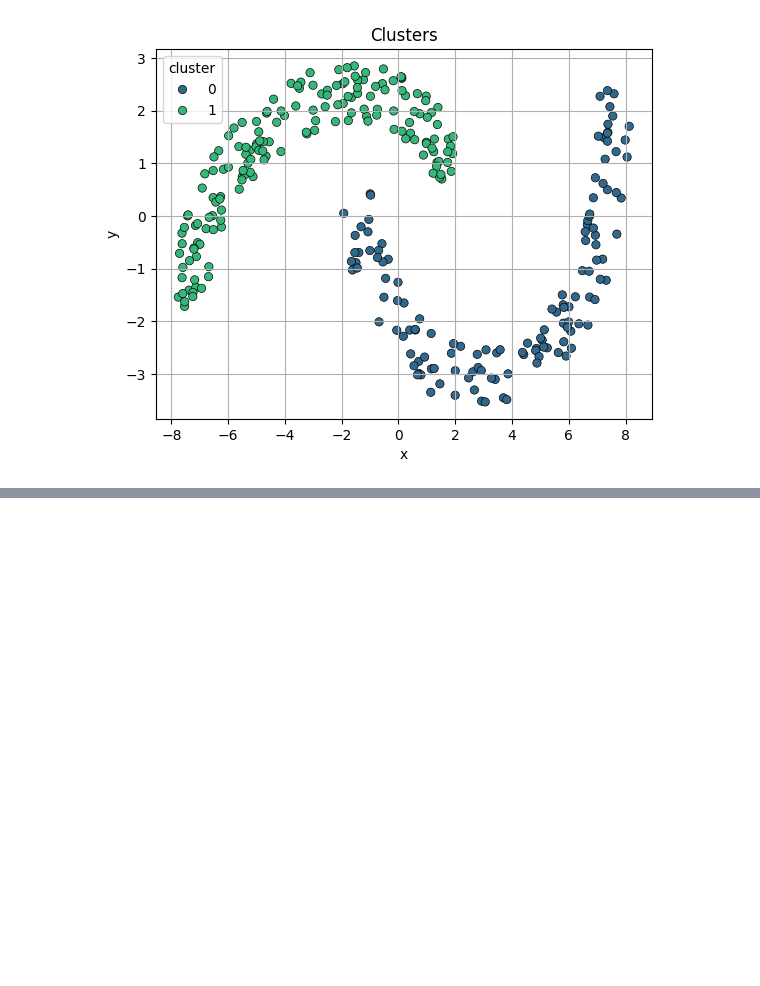
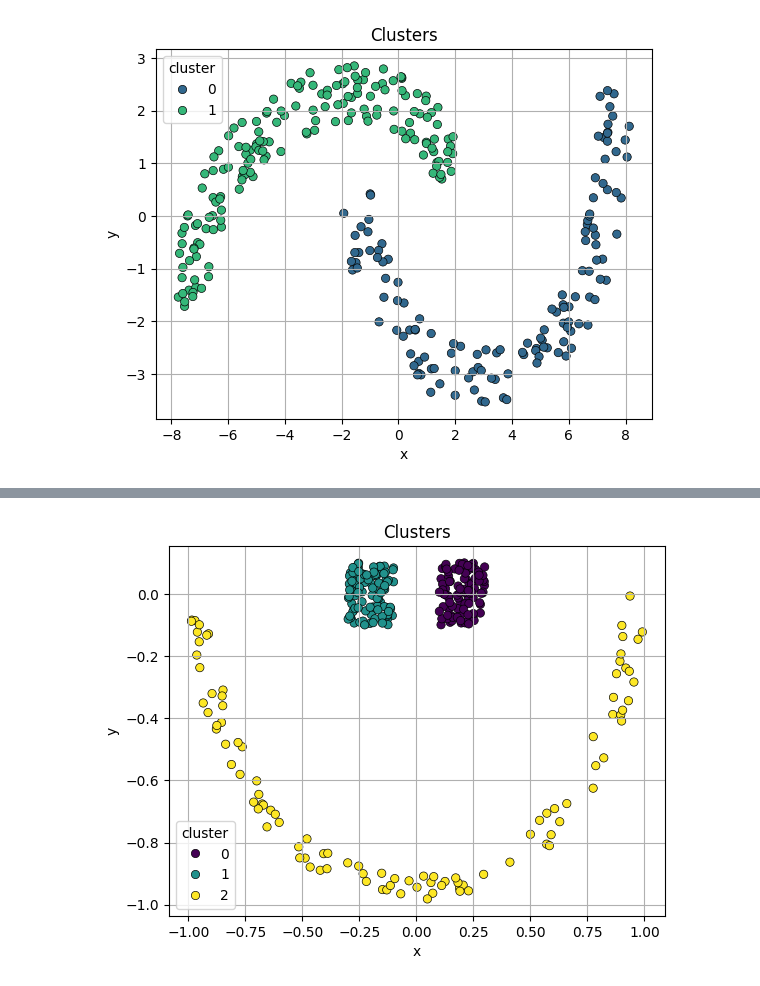
Before and after one commit to psiku/FHSalzburg-AnalyticsAndKnowledgeDiscovery, a Jupyter notebook: Lab6/spectral_clustering.ipynb, the cells around one changed output, grey strips where cells are left out. Cells and saved outputs as stored; diff of their text form; code cells hidden in the pictures; blank space fills up the shorter version.

```diff
--- a/Lab6/spectral_clustering.ipynb
+++ b/Lab6/spectral_clustering.ipynb
@@ -194,0 +227,5 @@ face_SC = SCWrapper(n_clusters=2, dataset='face.csv', delimiter=';')
+# %%
+face_SC_3.perform_clustering()
+face_SC_3.plot_clusters()
+# %% [output]
+[figure, added]
```
Also changed, not shown: parts of 5 cells of this notebook.
